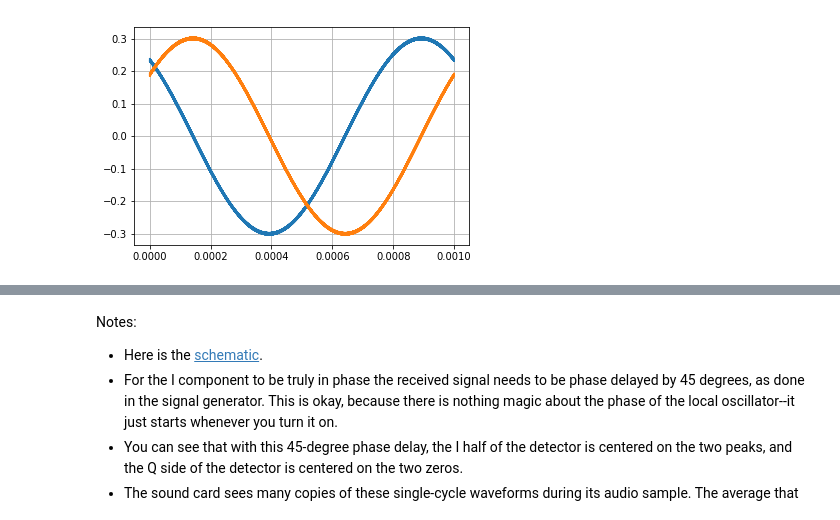
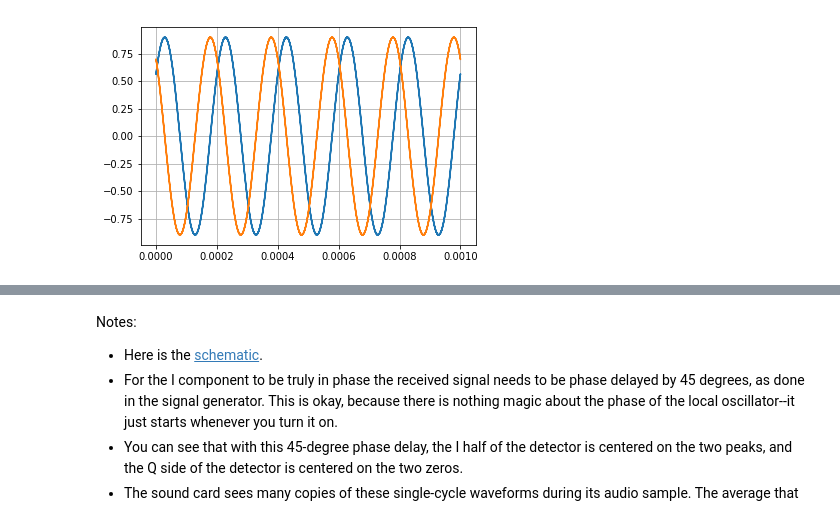
Before and after one commit to ttdoucet/qsd-mixer, a Jupyter notebook: mixer_nb.ipynb, the cells around one changed output, grey strips where cells are left out. Drawn from its saved outputs; the diff is of its cells as text; code cells hidden in the pictures.

```diff
--- a/mixer_nb.ipynb
+++ b/mixer_nb.ipynb
@@ -115,5 +115,5 @@ rx.scope(I, Q)
 # %%
-I,Q = rx(Sinusoid(rate, freq=3*7*MHz + 1*kHz), cycles=rx.freq()*1*msec)
+I,Q = rx(Sinusoid(rate, freq=7*MHz + 5*kHz), cycles=rx.freq()*1*msec)
 rx.scope(I, Q)
 # %% [output]
-[figure, old version]
+[figure, new version]
```
Also changed, not shown: parts of 6 cells of this notebook.
